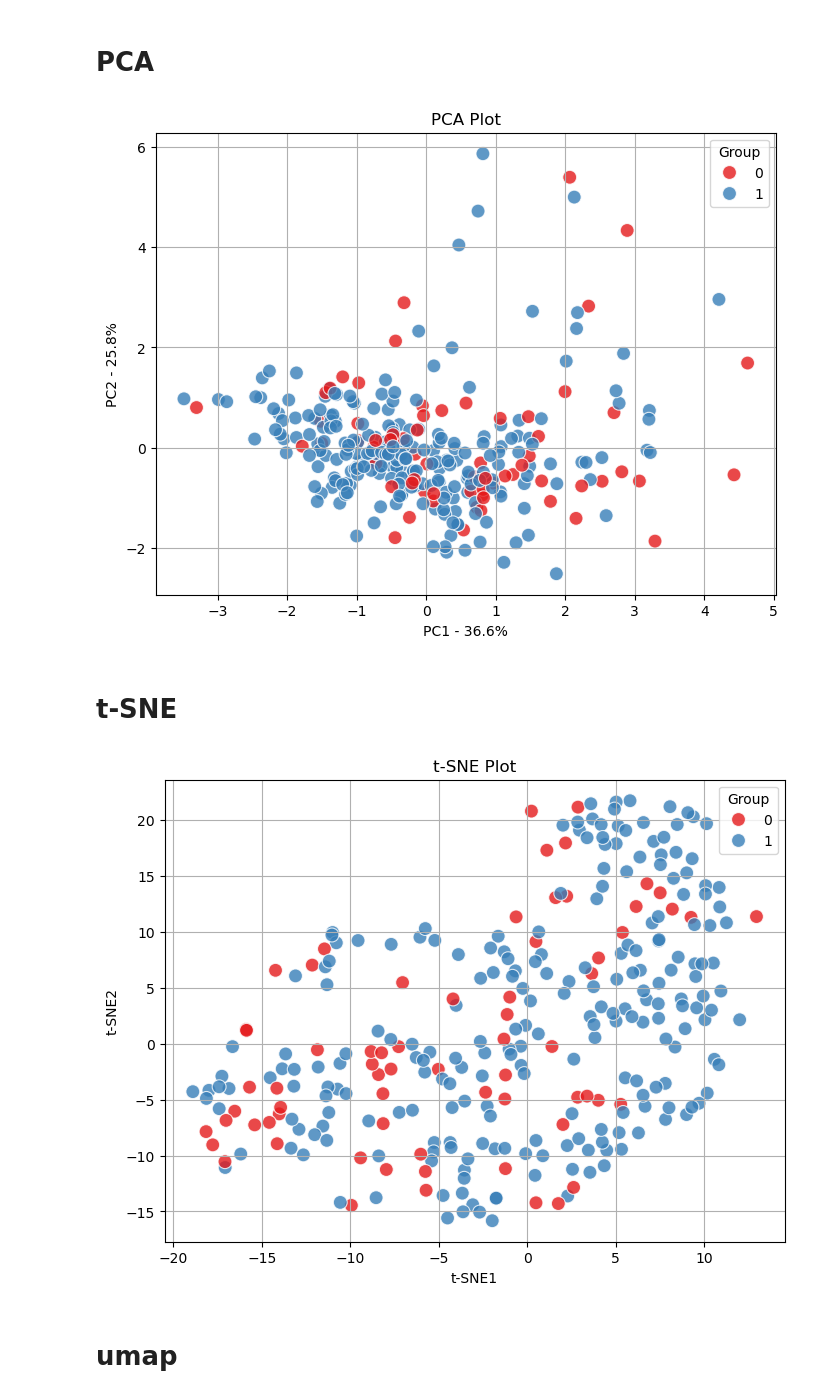
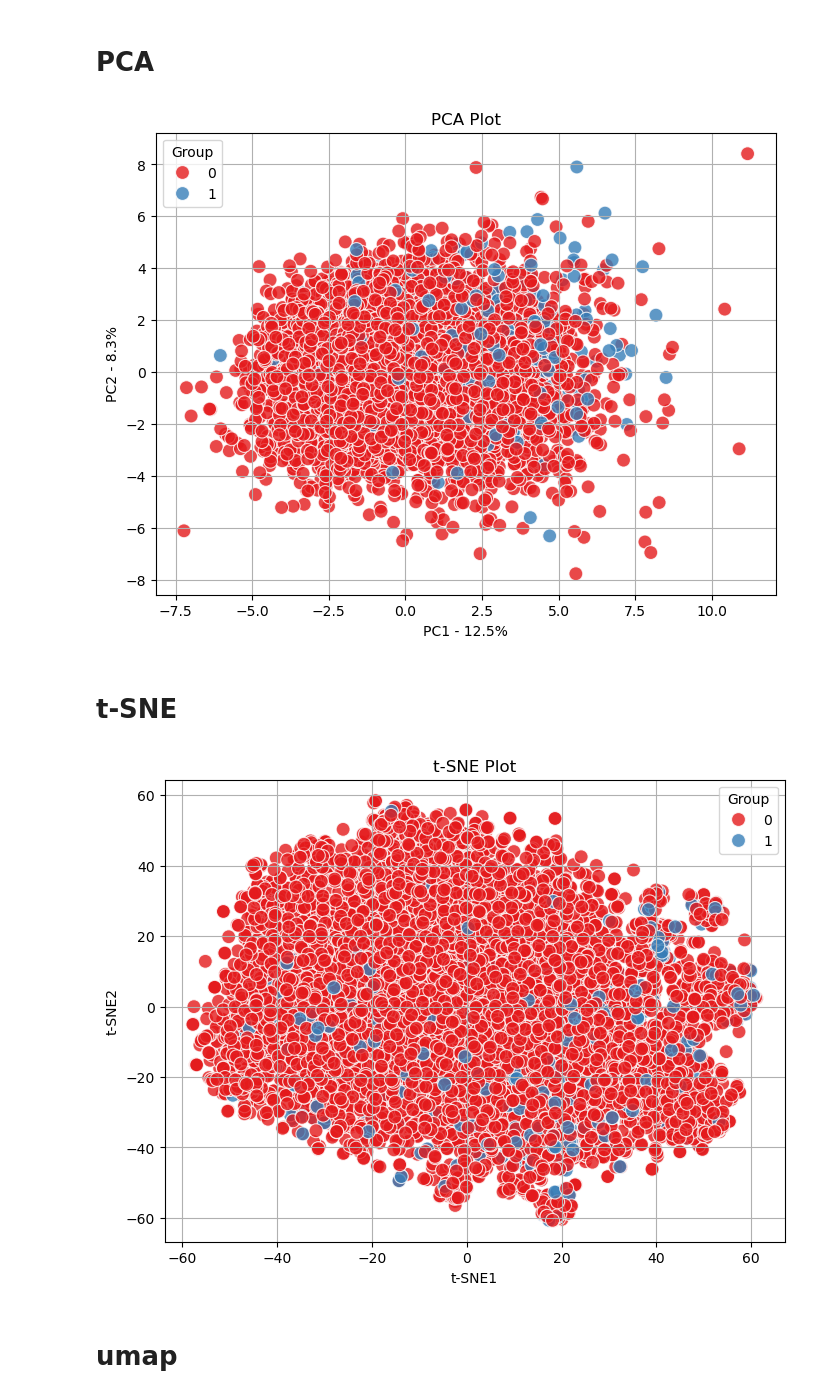
Before and after one commit to ChinaJianNengCloud/SIC-DIC, a Jupyter notebook: 降维 .ipynb, the cells around one changed output. Saved outputs shown, nothing was run; the diff lists cells and outputs as text; code cells hidden in the pictures.

```diff
--- a/降维 .ipynb
+++ b/降维 .ipynb
@@ -9,0 +12,9 @@ import umap.umap_ as umap  # 正确导入UMAP
+# %%
+# 载入数据集
+dataset = pd.read_csv("data/train_data_standardized.csv")
+x_train = dataset[dataset.columns[1:]]
+y_train = dataset[['dic']].values.ravel() # 转换为一维数组
+
+dataset_test = pd.read_csv("data/test_data_standardized.csv")
+x_test = dataset_test[dataset_test.columns[1:]]
+y_test = dataset_test[['dic']].values.ravel() # 转换为一维数组
@@ -18,7 +35,7 @@ pca_df = pd.DataFrame(pca_data, columns=['PC1', 'PC2'])
 
 # Assuming 'Group' is a column in the original dataset x_train that indicates the group for each sample
 pca_df['Group'] = y_train
-
+pca_df.to_csv('pca结果.csv', index=False)
 # Plotting with color
 plt.figure(figsize=(8, 6))
 sns.scatterplot(x='PC1', y='PC2', hue='Group', data=pca_df, palette='Set1', s=100, alpha=0.8)
@@ -29,5 +46,5 @@ plt.legend(title='Group')
 plt.grid(True)
 plt.show()
 # %% [output]
-[figure, old version]
+[figure, new version]
 # %%
@@ -68,23 +86,25 @@ def pca_plot(x_train, y_train, n_components=2, random_state=42, per_var=None, ti
 # %%
 # 使用t-SNE直接降维到2个维度
 tsne = TSNE(n_components=2, random_state=42, n_jobs=2)
 tsne_result = tsne.fit_transform(x_train)
 
 # 将结果转换为DataFrame
 tsne_df = pd.DataFrame(tsne_result, columns=['t-SNE1', 't-SNE2'])
 tsne_df['Group'] = y_train
+tsne_df.to_csv('tsne结果train.xlsx', index=False)
+
 
 # 绘制t-SNE结果
 plt.figure(figsize=(8, 6))
 sns.scatterplot(x='t-SNE1', y='t-SNE2', hue='Group', data=tsne_df, palette='Set1', s=100, alpha=0.8)
 plt.title('t-SNE Plot')
 plt.xlabel('t-SNE1')
 plt.ylabel('t-SNE2')
 plt.legend(title='Group')
 plt.grid(True)
 plt.show()
 # %% [output]
-[figure, old version]
+[figure, new version]
 # %%
 def tsne_plot(x_train, y_train, n_components=2, random_state=42, n_jobs=2, title=''):
     """
```
Also changed, not shown: parts of 29 cells of this notebook.
